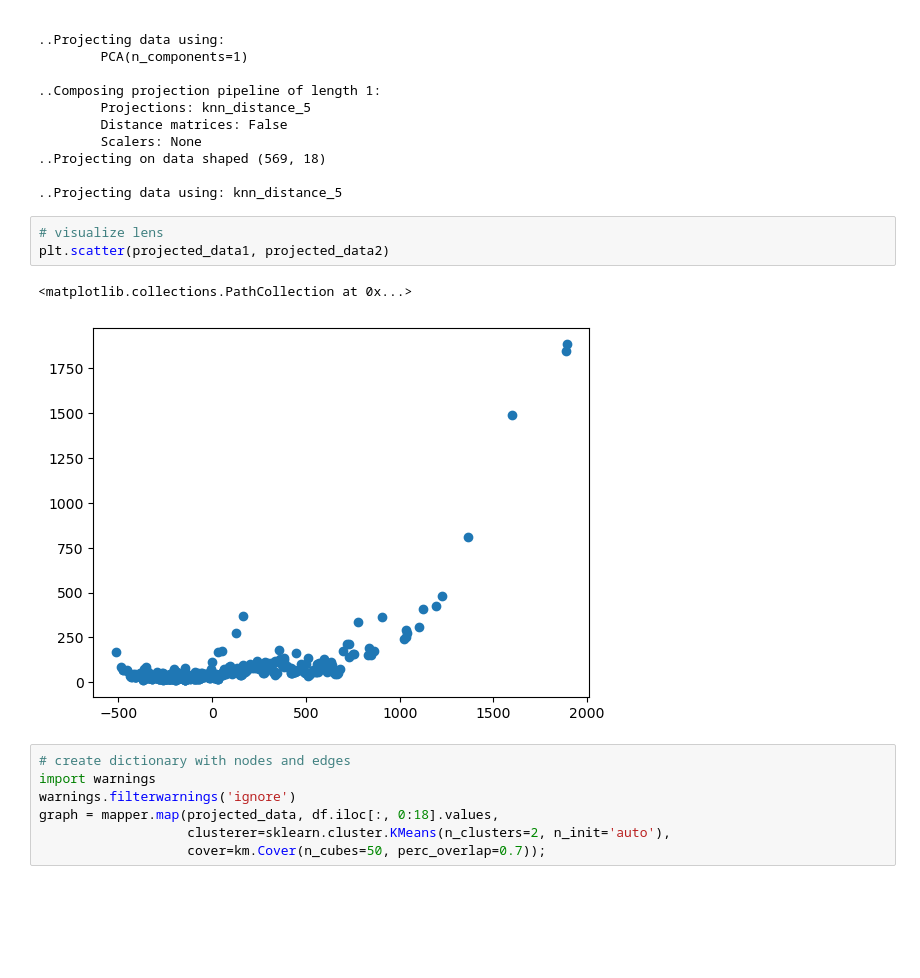
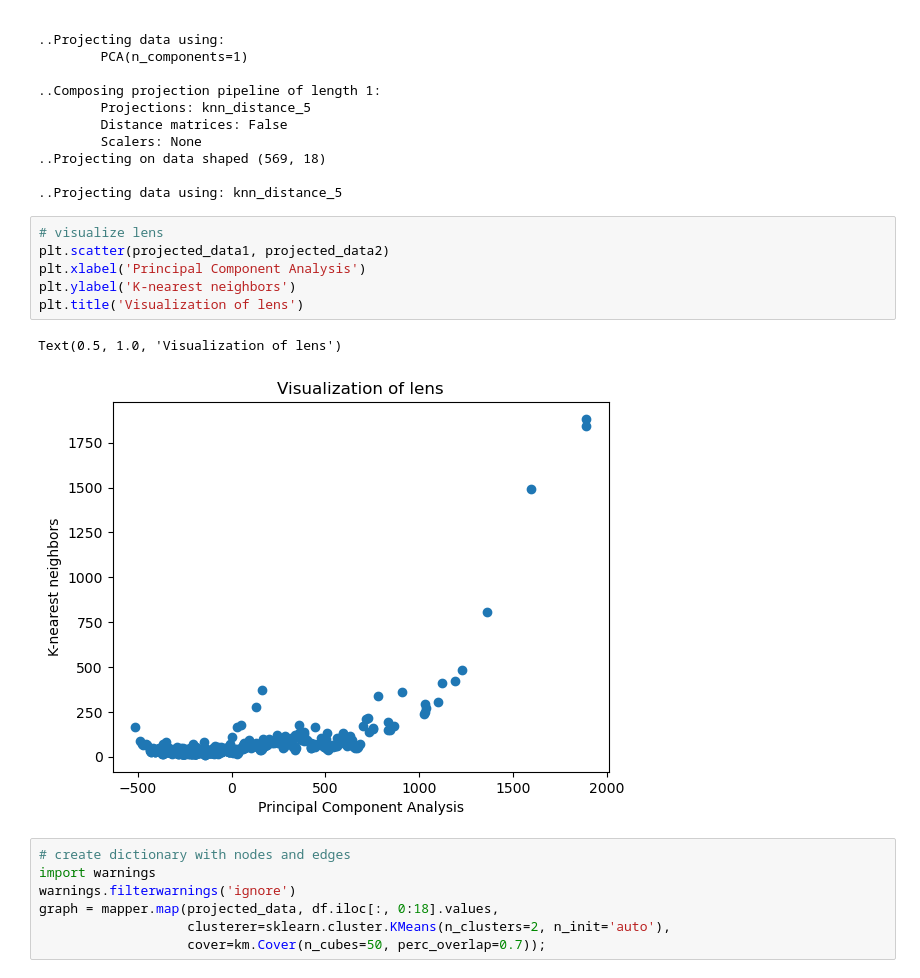
Before and after one commit to mwaterman09/Data_Analysis, a Jupyter notebook: Topological Analysis of Cancer Data.ipynb, the cells around one changed output. Cells and saved outputs as stored; diff of their text form; blank space fills up the shorter version.

```diff
--- a/Topological Analysis of Cancer Data.ipynb
+++ b/Topological Analysis of Cancer Data.ipynb
@@ -138,9 +138,12 @@ projected_data = np.c_[projected_data1, projected_data2]
 # %%
 # visualize lens
 plt.scatter(projected_data1, projected_data2)
+plt.xlabel('Principal Component Analysis')
+plt.ylabel('K-nearest neighbors')
+plt.title('Visualization of lens')
 # %% [output]
-<matplotlib.collections.PathCollection at 0x...>
+Text(0.5, 1.0, 'Visualization of lens')
-[figure, old version]
+[figure, new version]
 # %%
 # create dictionary with nodes and edges
 import warnings
```
